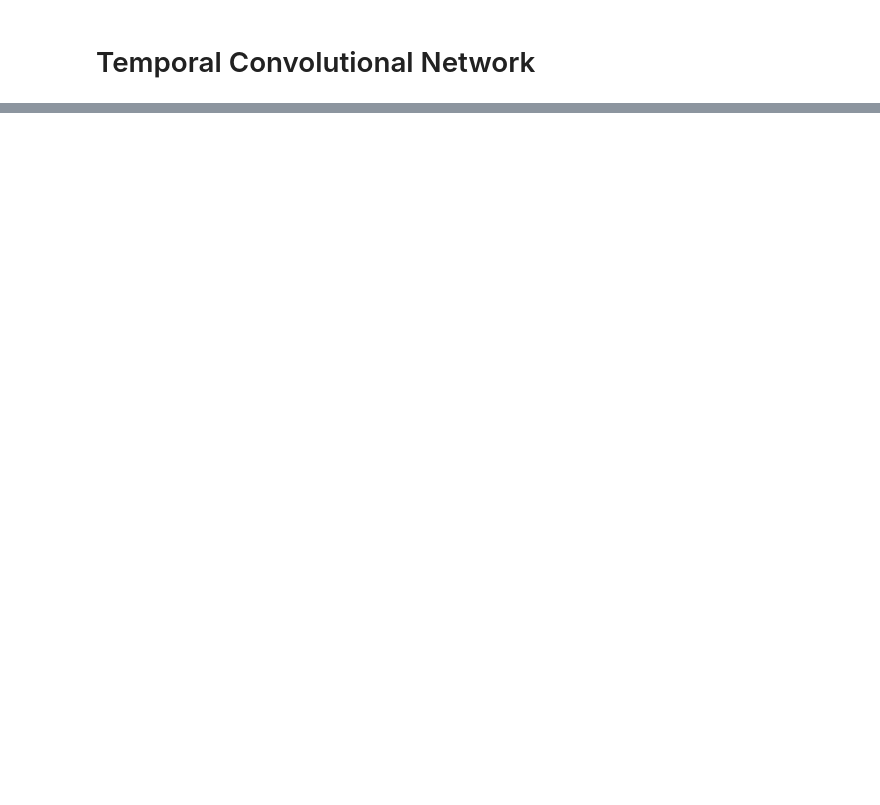
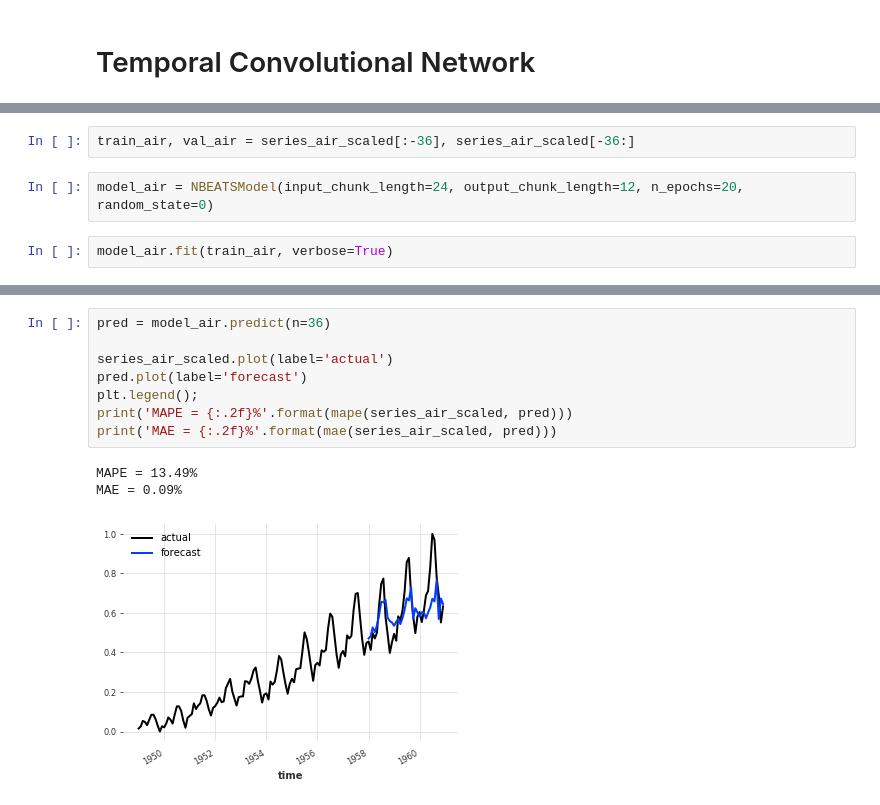
Before and after one commit to ksetdekov/ts_transformers, a Jupyter notebook: tcn.ipynb, the cells around one changed output, grey strips where cells are left out. Cells and saved outputs as stored; diff of their text form; blank space fills up the shorter version.

```diff
--- a/tcn.ipynb
+++ b/tcn.ipynb
@@ -38,0 +137,6 @@ train_month, val_month = month_series.split_after(pd.Timestamp('19580801'))
+# %%
+train_air, val_air = series_air_scaled[:-36], series_air_scaled[-36:]
+# %%
+model_air = NBEATSModel(input_chunk_length=24, output_chunk_length=12, n_epochs=20, random_state=0)
+# %%
+model_air.fit(train_air, verbose=True)
@@ -38,0 +172,12 @@ train_month, val_month = month_series.split_after(pd.Timestamp('19580801'))
+# %%
+pred = model_air.predict(n=36)
+
+series_air_scaled.plot(label='actual')
+pred.plot(label='forecast')
+plt.legend();
+print('MAPE = {:.2f}%'.format(mape(series_air_scaled, pred)))
+print('MAE = {:.2f}%'.format(mae(series_air_scaled, pred)))
+# %% [output]
+MAPE = 13.49%
+MAE = 0.09%
+[figure, added]
```
Also changed, not shown: parts of 43 cells of this notebook.
